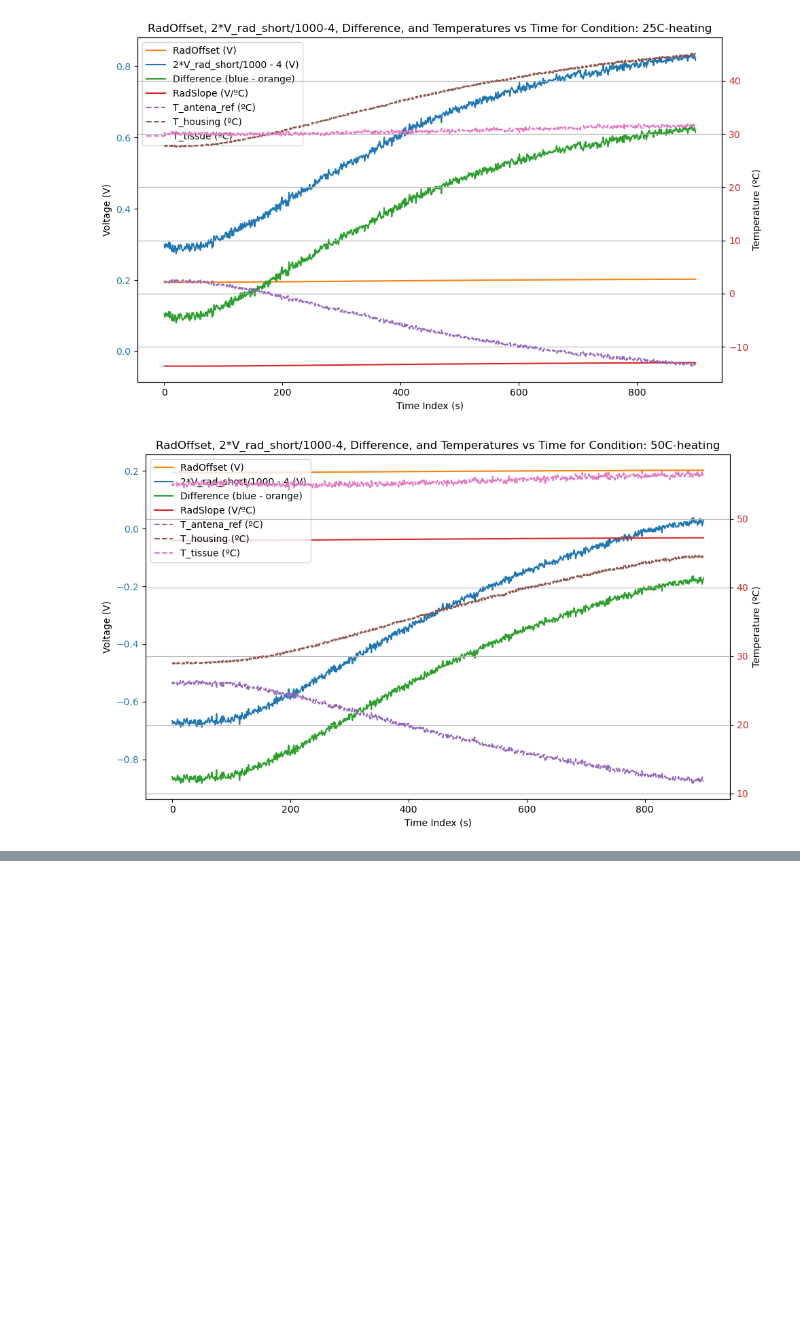
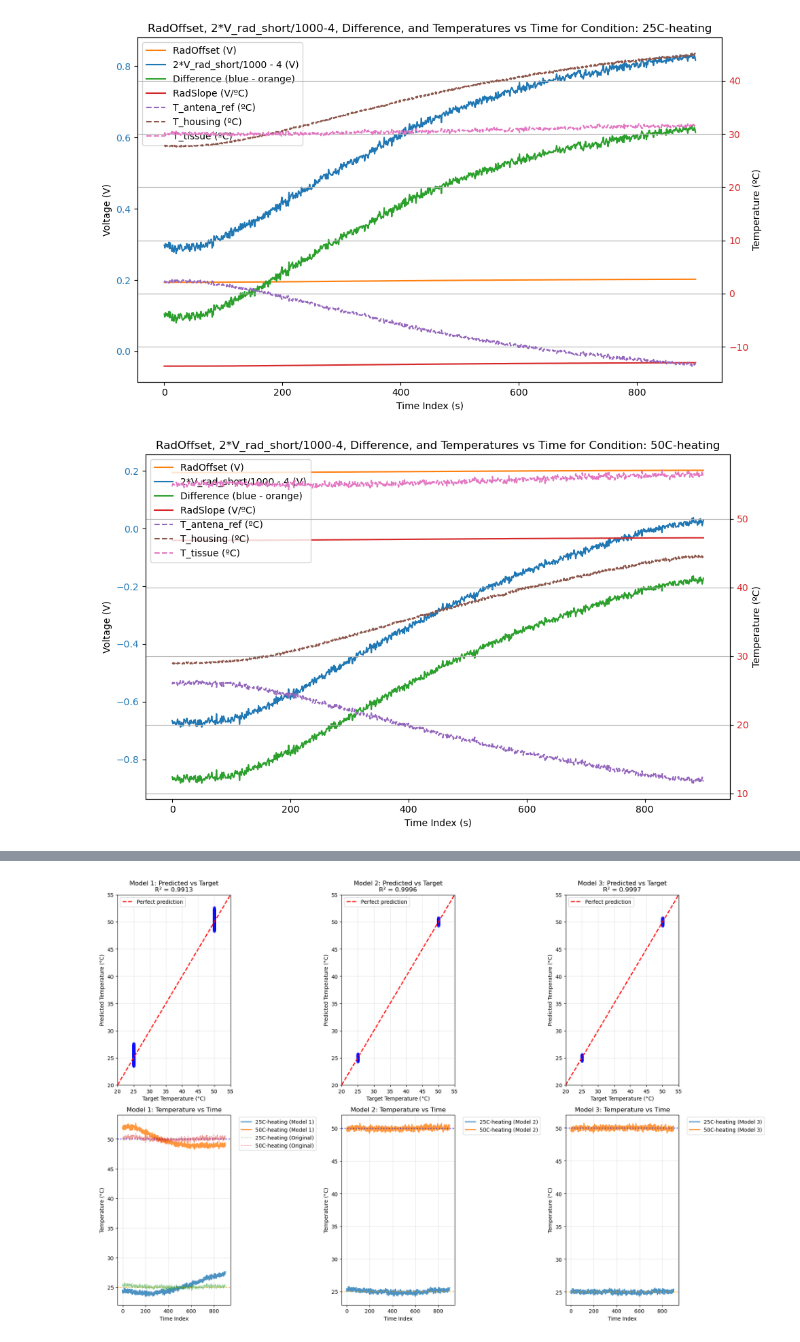
Before and after one commit to Manuel-Hepta/Calibration, a Jupyter notebook: calibration radiometer 6/radiometer_calibration.ipynb, the cells around one changed output, grey strips where cells are left out. Cells and saved outputs as stored; diff of their text form; code cells hidden in the pictures; blank space fills up the shorter version.

```diff
--- a/calibration radiometer 6/radiometer_calibration.ipynb
+++ b/calibration radiometer 6/radiometer_calibration.ipynb
@@ -544,0 +825,58 @@ for cond in all_X['condition'].unique():
+# %%
+# Calculate predictions for all data using each model
+all_X['T_tissue_model1'] = predict_with_model(linear_model_1, models['Model 1']['coefficients'], all_X)
+all_X['T_tissue_model2'] = predict_with_model(linear_model_2, models['Model 2']['coefficients'], all_X)
+all_X['T_tissue_model3'] = predict_with_model(linear_model_3, models['Model 3']['coefficients'], all_X)
+
+# Create comprehensive comparison plots
+fig, axes = plt.subplots(2, 3, figsize=(18, 12))
+
+# Top row: Predicted vs Target for each model (regression data only)
+for i, (model_name, results) in enumerate(models.items()):
+    ax = axes[0, i]
+    ax.scatter(all_X_reg['T_target'], results['y_pred'], alpha=0.6, s=20, c='blue')
+    ax.plot([20, 55], [20, 55], 'r--', label='Perfect prediction', linewidth=2)
+    ax.set_xlabel('Target Temperature (°C)')
+    ax.set_ylabel('Predicted Temperature (°C)')
+    ax.set_title(f'{model_name}: Predicted vs Target\nR² = {results["r_squared"]:.4f}')
+    ax.legend()
+    ax.grid(True, alpha=0.3)
+    ax.set_xlim([20, 55])
+    ax.set_ylim([20, 55])
+
+# Bottom row: Time series comparison for each condition
+model_columns = ['T_tissue_model1', 'T_tissue_model2', 'T_tissue_model3']
+model_names = ['Model 1', 'Model 2', 'Model 3']
+colors_models = ['red', 'green', 'purple']
+
+for i, (col, name, color) in enumerate(zip(model_columns, model_names, colors_models)):
+    ax = axes[1, i]
+
+    for cond in all_X['condition'].unique():
+        subset = all_X[all_X['condition'] == cond]
+        ax.plot(subset['time_index'], subset[col],
+               label=f'{cond} ({name})', linewidth=2, alpha=0.8)
+
+        # Add target temperature lines
+        if cond == '25C-heating':
+            ax.axhline(y=25, color='orange', linestyle=':', alpha=0.7, linewidth=2)
+        elif cond == '50C-heating':
+            ax.axhline(y=50, color='blue', linestyle=':', alpha=0.7, linewidth=2)
+
+    # Also plot the original complex formula result for comparison
+    if i == 0:  # Only on first subplot to avoid cluttering
+        for cond in all_X['condition'].unique():
+            subset = all_X[all_X['condition'] == cond]
+            ax.plot(subset['time_index'], subset['T_tissue'],
+                   label=f'{cond} (Original)', linestyle='--', alpha=0.5, linewidth=1)
+
+    ax.set_xlabel('Time Index')
+    ax.set_ylabel('Temperature (°C)')
+    ax.set_title(f'{name}: Temperature vs Time')
+    ax.legend(bbox_to_anchor=(1.05, 1), loc='upper left')
+    ax.grid(True, alpha=0.3)
+
+plt.tight_layout()
+plt.show()
+# %% [output]
+[figure, added]
```
Also changed, not shown: parts of 16 cells of this notebook, 1 other file.
